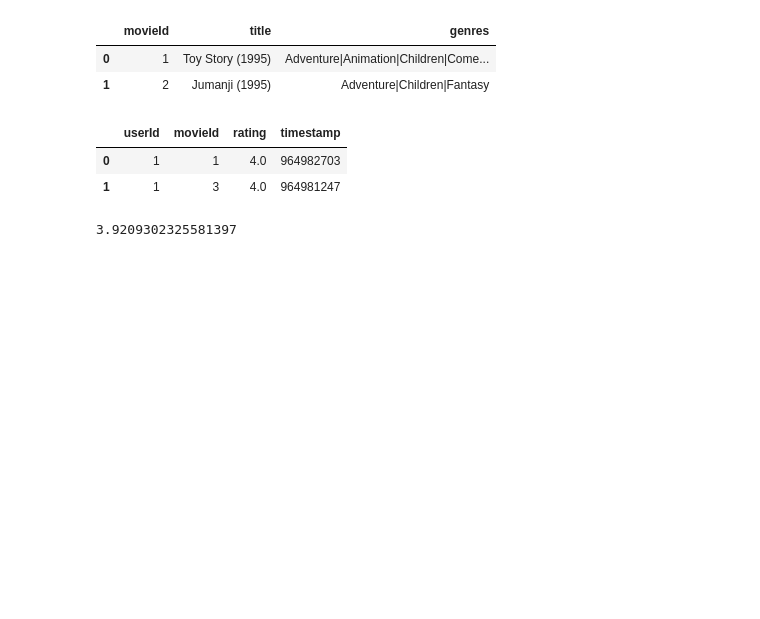
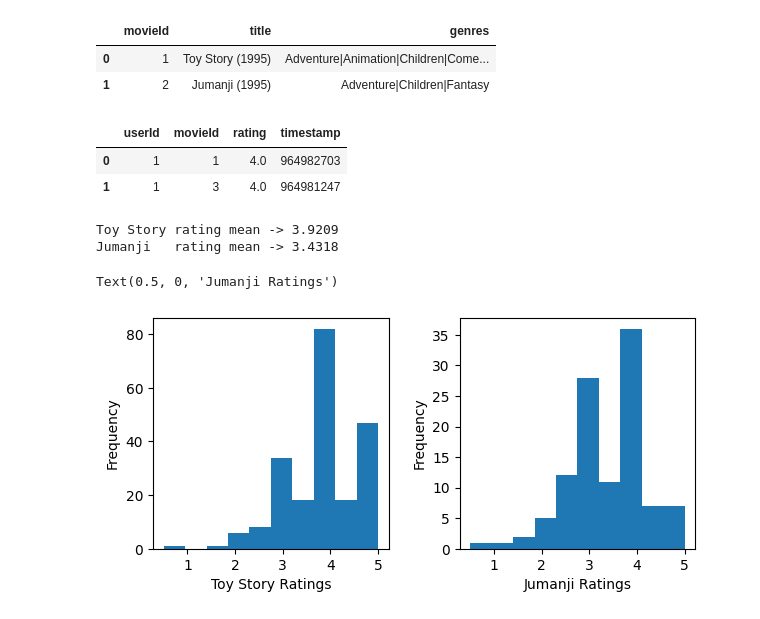
Before and after one commit to Jean-LucasLS/Movies-Data-Analysis, a Jupyter notebook: movielens.ipynb, the cells around one changed output. Saved outputs shown, nothing was run; the diff lists cells and outputs as text; code cells hidden in the pictures; blank space fills up the shorter version.

```diff
--- a/movielens.ipynb
+++ b/movielens.ipynb
@@ -18,7 +18,26 @@ df_ratings.head(2)
 |  | userId | movieId | rating | timestamp |
 | 0 | 1 | 1 | 4.0 | 964982703 |
 | 1 | 1 | 3 | 4.0 | 964981247 |
-# %%
-df_ratings.query('movieId == 1').rating.mean()
-# %% [output]
-3.9209302325581397
+# %%
+toy_story_rating = df_ratings.query('movieId == 1')
+jumanji_rating   = df_ratings.query('movieId == 2')
+
+print(f'Toy Story rating mean -> {toy_story_rating.rating.mean():.4f}\nJumanji   rating mean -> {jumanji_rating.rating.mean():.4f}')
+# %% [output]
+Toy Story rating mean -> 3.9209
+Jumanji   rating mean -> 3.4318
+# %%
+import matplotlib.pyplot as plt
+
+fig, axes = plt.subplots(1, 2, figsize=(7,3))
+plt.subplots_adjust(wspace=0.3)
+
+toy_story_rating['rating'].plot(kind='hist', ax=axes[0])
+jumanji_rating['rating'].plot(kind='hist', ax=axes[1])
+
+# Set x-axis labels for each subplot
+axes[0].set_xlabel('Toy Story Ratings')
+axes[1].set_xlabel('Jumanji Ratings')
+# %% [output]
+Text(0.5, 0, 'Jumanji Ratings')
+[figure, added]
```
Also changed, not shown: parts of 4 cells of this notebook, 1 other file.
